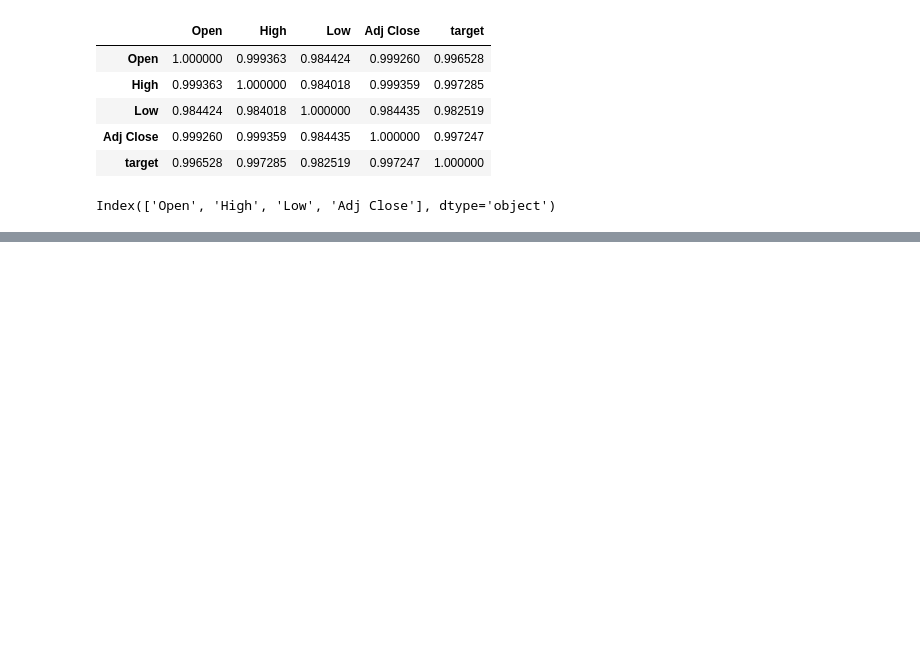
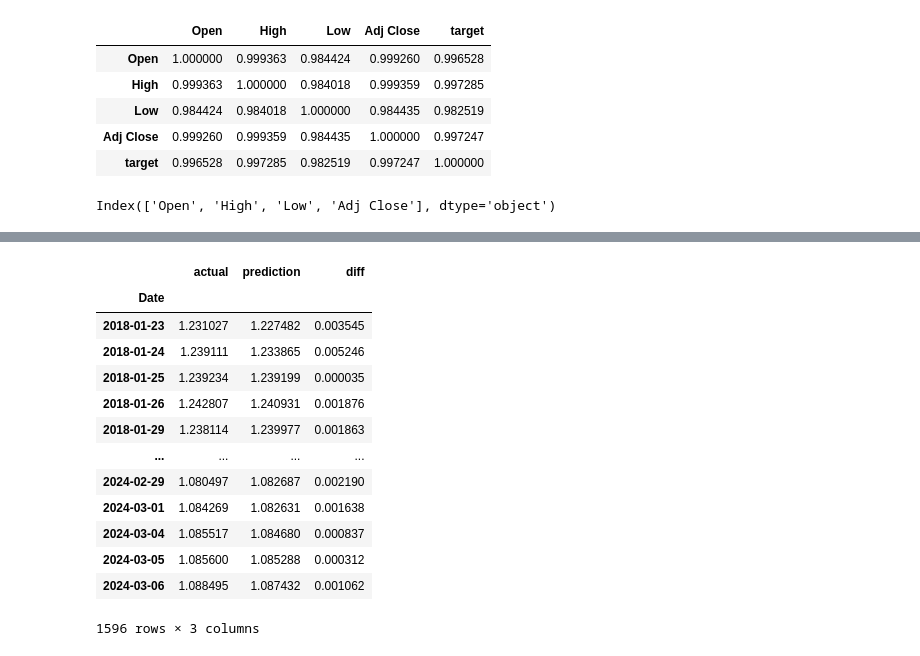
Before and after one commit to arowolo007/Loreon_Algo, a Jupyter notebook: stock_price_daily.ipynb, the cells around one changed output, grey strips where cells are left out. Saved outputs shown, nothing was run; the diff lists cells and outputs as text; code cells hidden in the pictures; blank space fills up the shorter version.

```diff
--- a/stock_price_daily.ipynb
+++ b/stock_price_daily.ipynb
@@ -104,0 +171,19 @@ def backtest(df, model, predictors, start=3650, step=90):
+# %%
+predictions2 = backtest(df.dropna(), model, df.columns)
+# %%
+predictions2
+# %% [output]
+|  | actual | prediction | diff |
+| Date |  |  |  |
+| 2018-01-23 | 1.231027 | 1.227482 | 0.003545 |
+| 2018-01-24 | 1.239111 | 1.233865 | 0.005246 |
+| 2018-01-25 | 1.239234 | 1.239199 | 0.000035 |
+| 2018-01-26 | 1.242807 | 1.240931 | 0.001876 |
+| 2018-01-29 | 1.238114 | 1.239977 | 0.001863 |
+| ... | ... | ... | ... |
+| 2024-02-29 | 1.080497 | 1.082687 | 0.002190 |
+| 2024-03-01 | 1.084269 | 1.082631 | 0.001638 |
+| 2024-03-04 | 1.085517 | 1.084680 | 0.000837 |
+| 2024-03-05 | 1.085600 | 1.085288 | 0.000312 |
+| 2024-03-06 | 1.088495 | 1.087432 | 0.001062 |
+1596 rows × 3 columns
```
Also changed, not shown: parts of 13 cells of this notebook.
